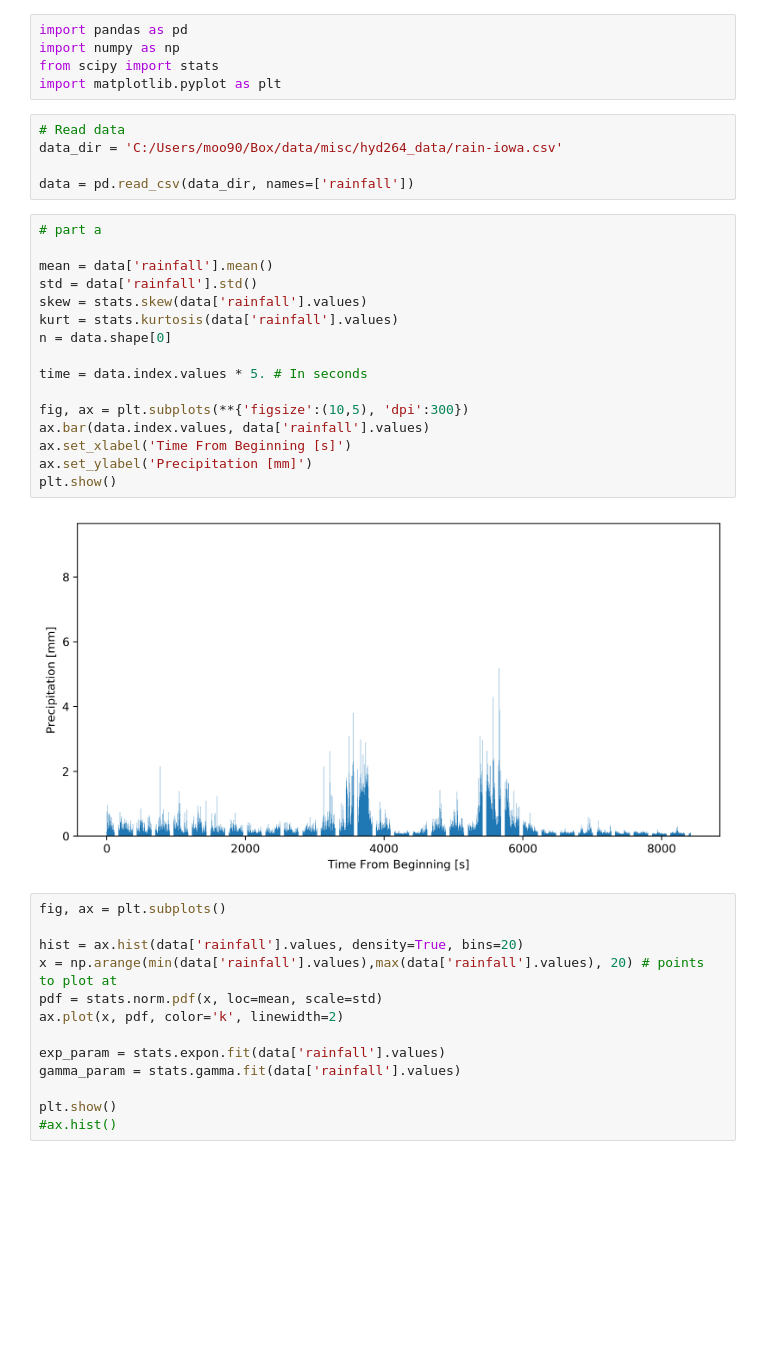
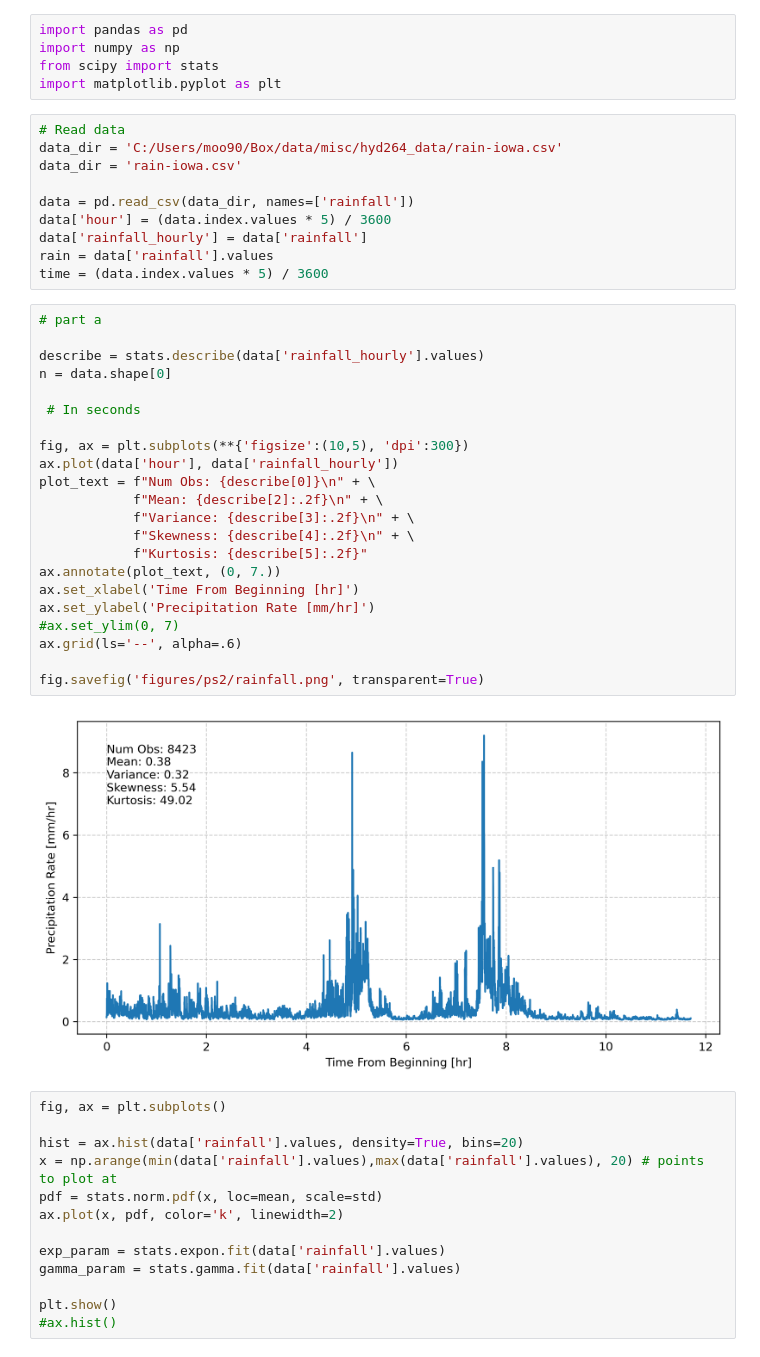
Before and after one commit to miksch/winter-2020, a Jupyter notebook: hyd264/hyd_264_ps2.ipynb, the cells around one changed output. Drawn from its saved outputs; the diff is of its cells as text; blank space fills up the shorter version.

```diff
--- a/hyd264/hyd_264_ps2.ipynb
+++ b/hyd264/hyd_264_ps2.ipynb
@@ -6,26 +6,37 @@ import matplotlib.pyplot as plt
 # %%
 # Read data
 data_dir = 'C:/Users/moo90/Box/data/misc/hyd264_data/rain-iowa.csv'
+data_dir = 'rain-iowa.csv'
 
 data = pd.read_csv(data_dir, names=['rainfall'])
+data['hour'] = (data.index.values * 5) / 3600
+data['rainfall_hourly'] = data['rainfall']
+rain = data['rainfall'].values
+time = (data.index.values * 5) / 3600
-# %%
-# part a
-
-mean = data['rainfall'].mean()
-std = data['rainfall'].std()
-skew = stats.skew(data['rainfall'].values)
-kurt = stats.kurtosis(data['rainfall'].values)
-n = data.shape[0]
-
-time = data.index.values * 5. # In seconds
-
-fig, ax = plt.subplots(**{'figsize':(10,5), 'dpi':300})
-ax.bar(data.index.values, data['rainfall'].values)
-ax.set_xlabel('Time From Beginning [s]')
-ax.set_ylabel('Precipitation [mm]')
-plt.show()
-# %% [output]
-[figure, removed]
+# %%
+# part a
+
+describe = stats.describe(data['rainfall_hourly'].values)
+n = data.shape[0]
+
+ # In seconds
+
+fig, ax = plt.subplots(**{'figsize':(10,5), 'dpi':300})
+ax.plot(data['hour'], data['rainfall_hourly'])
+plot_text = f"Num Obs: {describe[0]}\n" + \
+            f"Mean: {describe[2]:.2f}\n" + \
+            f"Variance: {describe[3]:.2f}\n" + \
+            f"Skewness: {describe[4]:.2f}\n" + \
+            f"Kurtosis: {describe[5]:.2f}"
+ax.annotate(plot_text, (0, 7.))
+ax.set_xlabel('Time From Beginning [hr]')
+ax.set_ylabel('Precipitation Rate [mm/hr]')
+#ax.set_ylim(0, 7)
+ax.grid(ls='--', alpha=.6)
+
+fig.savefig('figures/ps2/rainfall.png', transparent=True)
+# %% [output]
+[figure, added]
 # %%
 fig, ax = plt.subplots()
 
```
Also changed, not shown: parts of 3 cells of this notebook.
